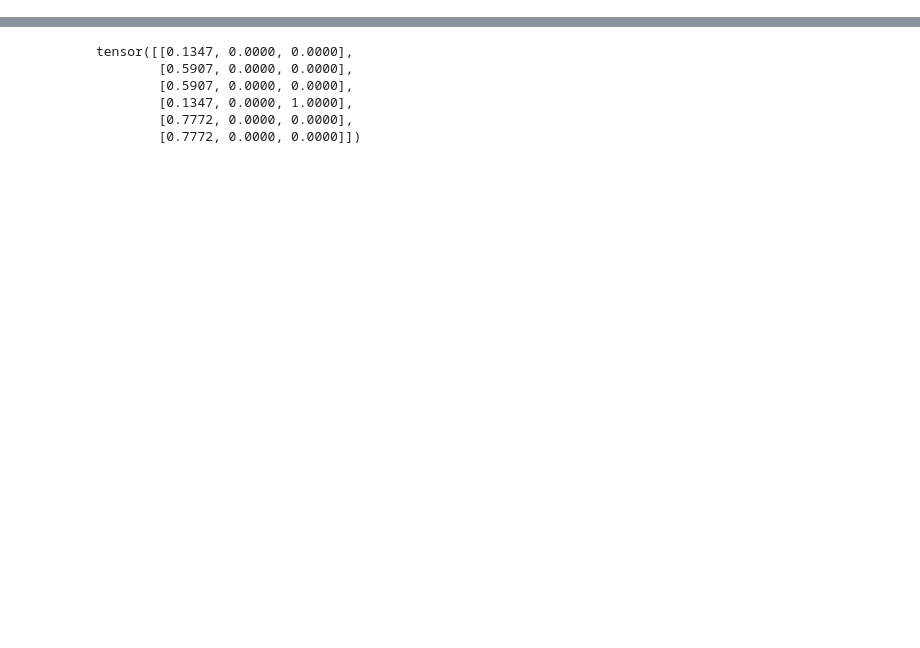
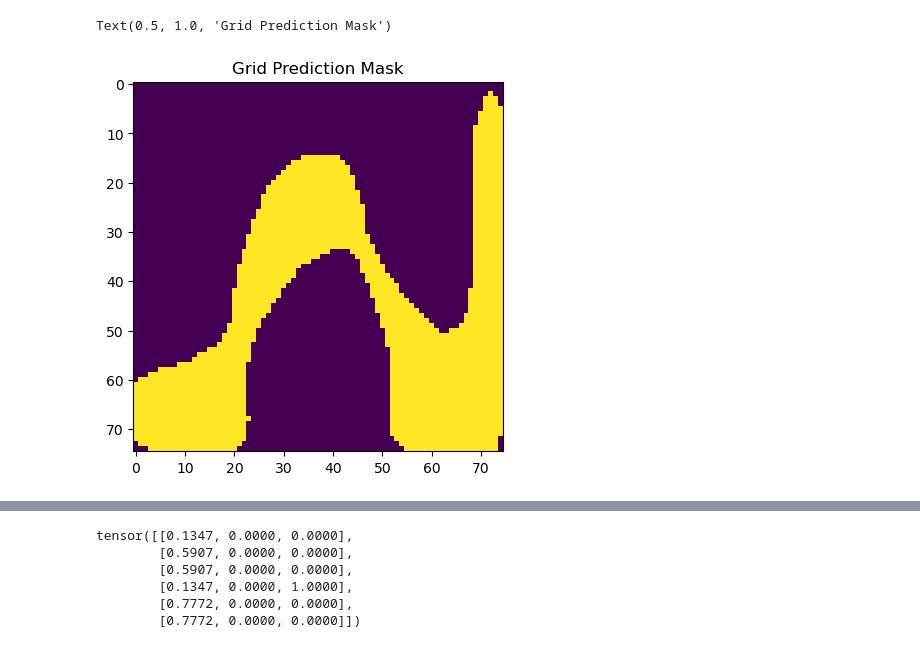
Before and after one commit to deGravity/hybridbrep, a Jupyter notebook: notebooks/dev_hybrid_part.ipynb, the cells around one changed output, grey strips where cells are left out. Drawn from its saved outputs; the diff is of its cells as text; code cells hidden in the pictures; blank space fills up the shorter version.

```diff
--- a/notebooks/dev_hybrid_part.ipynb
+++ b/notebooks/dev_hybrid_part.ipynb
@@ -462,3 +462,9 @@ Face 11:
+# %%
+plt.imshow(mask[f_idx].T <= 0.015)
+plt.title('Grid Prediction Mask')
+# %% [output]
+Text(0.5, 1.0, 'Grid Prediction Mask')
+[figure, added]
 # %%
 dat = next(iter(dl))
 dat
```
Also changed, not shown: parts of 5 cells of this notebook, 7 other files.
